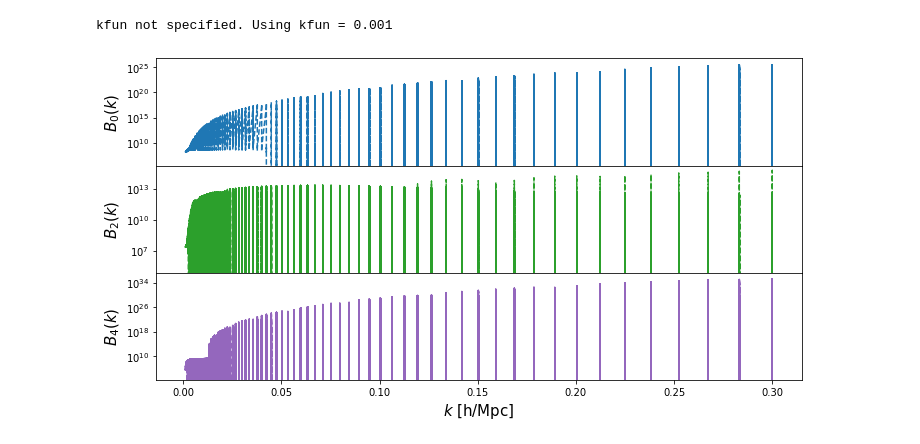
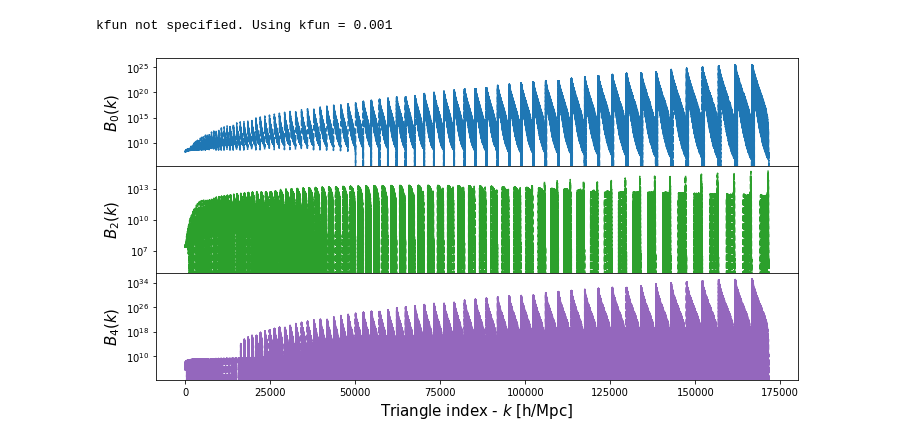
Before and after one commit to adematti/comet-emu, a Jupyter notebook: notebooks/Tutorial.ipynb, the cells around one changed output. Drawn from its saved outputs; the diff is of its cells as text; code cells hidden in the pictures.

Commit message:
Correcting Bispectrum plot in Docs.

```diff
--- a/notebooks/Tutorial.ipynb
+++ b/notebooks/Tutorial.ipynb
@@ -330,14 +318,14 @@ Bell = EFT.Bell(tri, params=params, ell=[0,2,4], de_model='lambda')
 kfun not specified. Using kfun = 0.001
 # %%
 fig, axs = plt.subplots(3,1, figsize=(10,5), sharex=True,)
-
+#x_axis = tri = np.arange(tri.shape[0])
 for i in range(3):
-    axs[i].semilogy(np.asarray(tri).T[0], Bell["ell"+str(2*i)],c='C'+str(2*i),ls='--')
+    axs[i].semilogy(np.arange(tri.shape[0]), Bell["ell"+str(2*i)],c='C'+str(2*i),ls='--')
     axs[i].set_ylabel(f'$B_{i*2}(k)$',fontsize=15)
 
 fig.tight_layout()
 plt.subplots_adjust(wspace=0, hspace=0)
-axs[-1].set_xlabel('$k$ [h/Mpc]',fontsize=15)
+axs[-1].set_xlabel('Triangle index - $k$ [h/Mpc]',fontsize=15)
 plt.show()
 # %% [output]
-[figure, old version]
+[figure, new version]
```
Also changed, not shown: parts of 5 cells of this notebook, 6 other files.
